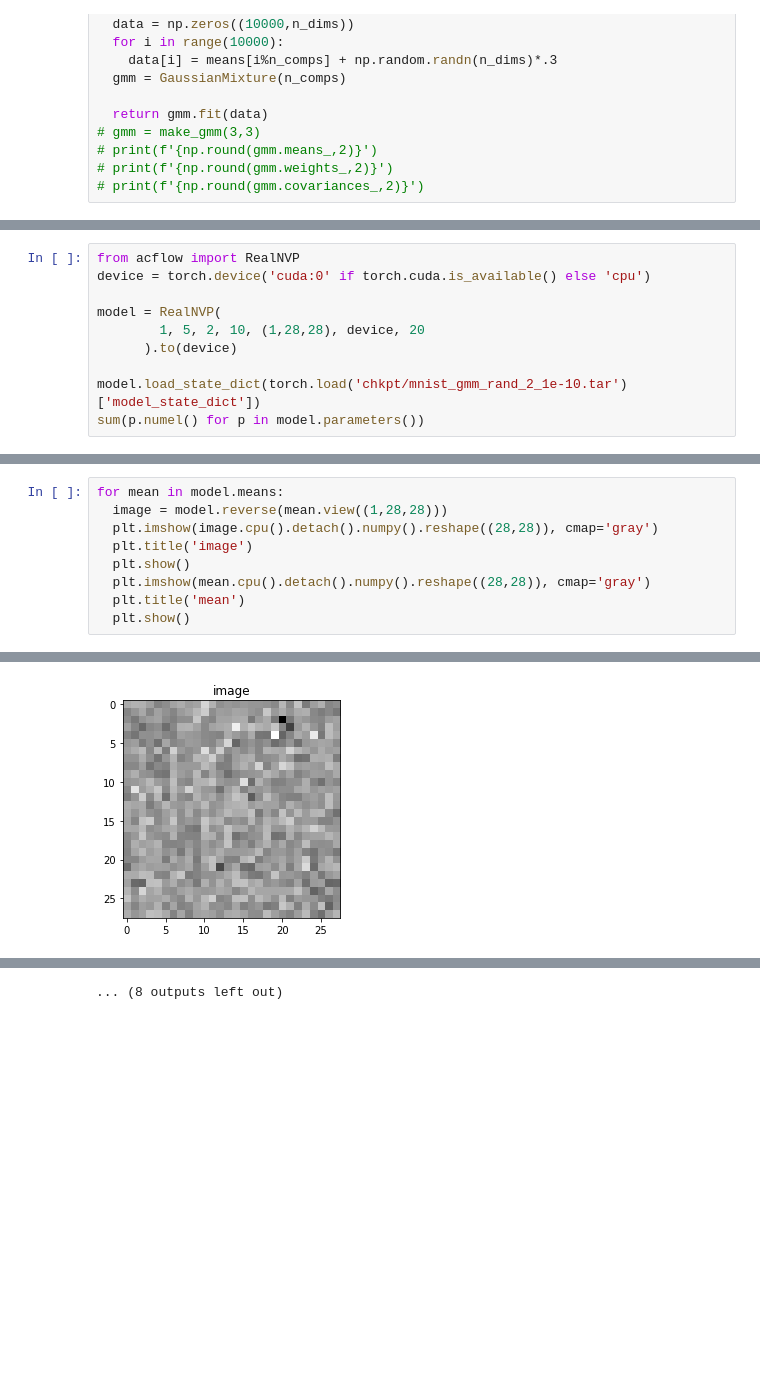
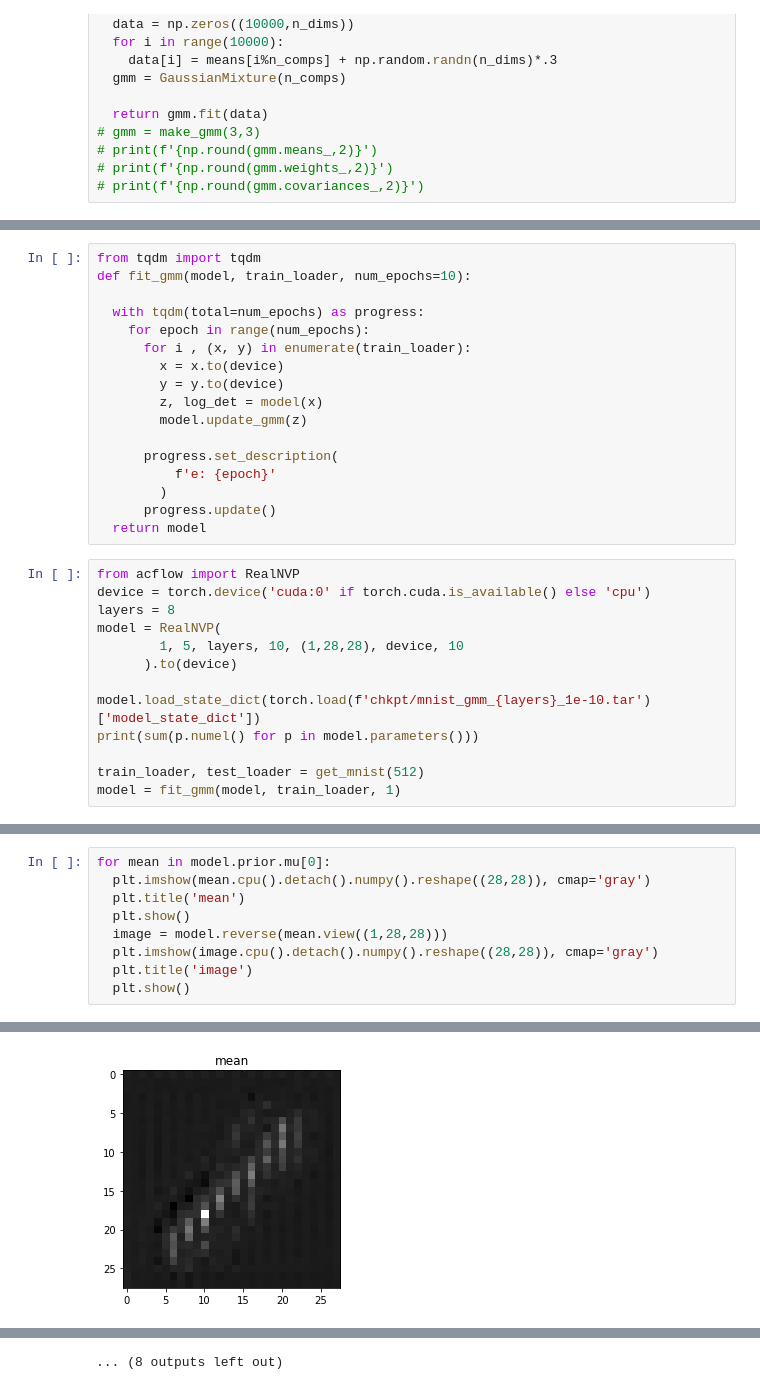
Before and after one commit to EthanMWalker/flow, a Jupyter notebook: gmm_vis.ipynb, the cells around one changed output, grey strips where cells are left out. Drawn from its saved outputs; the diff is of its cells as text; blank space fills up the shorter version.

```diff
--- a/gmm_vis.ipynb
+++ b/gmm_vis.ipynb
@@ -85,11 +135,31 @@ for size in [1,2,3]:
+# %%
+from tqdm import tqdm
+def fit_gmm(model, train_loader, num_epochs=10):
+
+  with tqdm(total=num_epochs) as progress:
+    for epoch in range(num_epochs):
+      for i , (x, y) in enumerate(train_loader):
+        x = x.to(device)
+        y = y.to(device)
+        z, log_det = model(x)
+        model.update_gmm(z)
+
+      progress.set_description(
+          f'e: {epoch}'
+        )
+      progress.update()
+  return model
 # %%
 from acflow import RealNVP
 device = torch.device('cuda:0' if torch.cuda.is_available() else 'cpu')
-
+layers = 8
 model = RealNVP(
-        1, 5, 2, 10, (1,28,28), device, 20
+        1, 5, layers, 10, (1,28,28), device, 10
       ).to(device)
 
-model.load_state_dict(torch.load('chkpt/mnist_gmm_rand_2_1e-10.tar')['model_state_dict'])
-sum(p.numel() for p in model.parameters())
+model.load_state_dict(torch.load(f'chkpt/mnist_gmm_{layers}_1e-10.tar')['model_state_dict'])
+print(sum(p.numel() for p in model.parameters()))
+
+train_loader, test_loader = get_mnist(512)
+model = fit_gmm(model, train_loader, 1)
 # %% [output]
@@ -121,10 +183,10 @@ def get_mnist(batch_size):
 # %%
-for mean in model.means:
+for mean in model.prior.mu[0]:
+  plt.imshow(mean.cpu().detach().numpy().reshape((28,28)), cmap='gray')
+  plt.title('mean')
+  plt.show()
   image = model.reverse(mean.view((1,28,28)))
   plt.imshow(image.cpu().detach().numpy().reshape((28,28)), cmap='gray')
   plt.title('image')
   plt.show()
-  plt.imshow(mean.cpu().detach().numpy().reshape((28,28)), cmap='gray')
-  plt.title('mean')
-  plt.show()
 # %% [output]
@@ -139 +201 @@ for mean in model.means:
-[figure, old version]
+[figure, new version]
```
Also changed, not shown: parts of 11 cells of this notebook, 11 other files.
